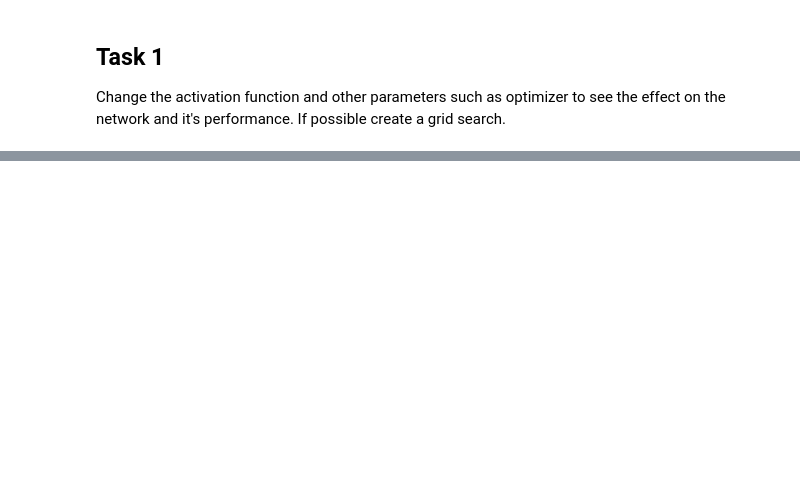
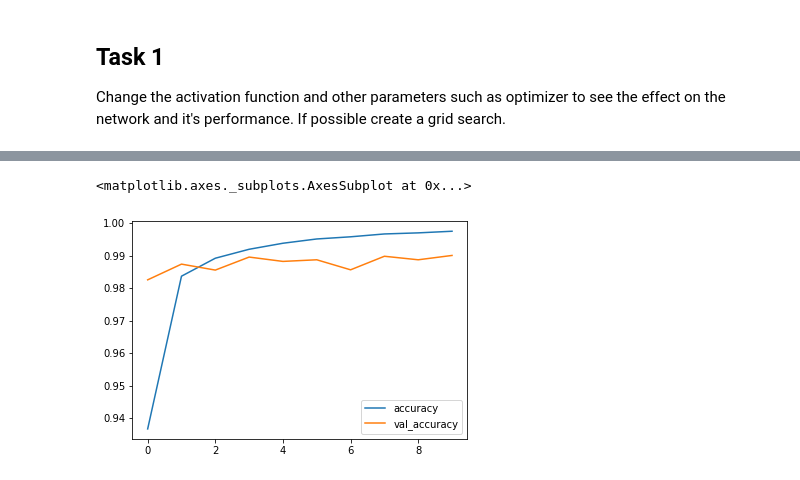
Before and after one commit to BhagwatPriyanka/Data-Science-and-Decision-Making, a Jupyter notebook: Lab7/Lab7_Task1_CNN.ipynb, the cells around one changed output, grey strips where cells are left out. Cells and saved outputs as stored; diff of their text form; code cells hidden in the pictures; blank space fills up the shorter version.

```diff
--- a/Lab7/Lab7_Task1_CNN.ipynb
+++ b/Lab7/Lab7_Task1_CNN.ipynb
@@ -233,0 +268,5 @@ for mean, stdev, param in zip(means, stds, params):
+# %%
+history_df[['accuracy','val_accuracy']].plot()
+# %% [output]
+<matplotlib.axes._subplots.AxesSubplot at 0x...>
+[figure, added]
```
Also changed, not shown: parts of 8 cells of this notebook.
